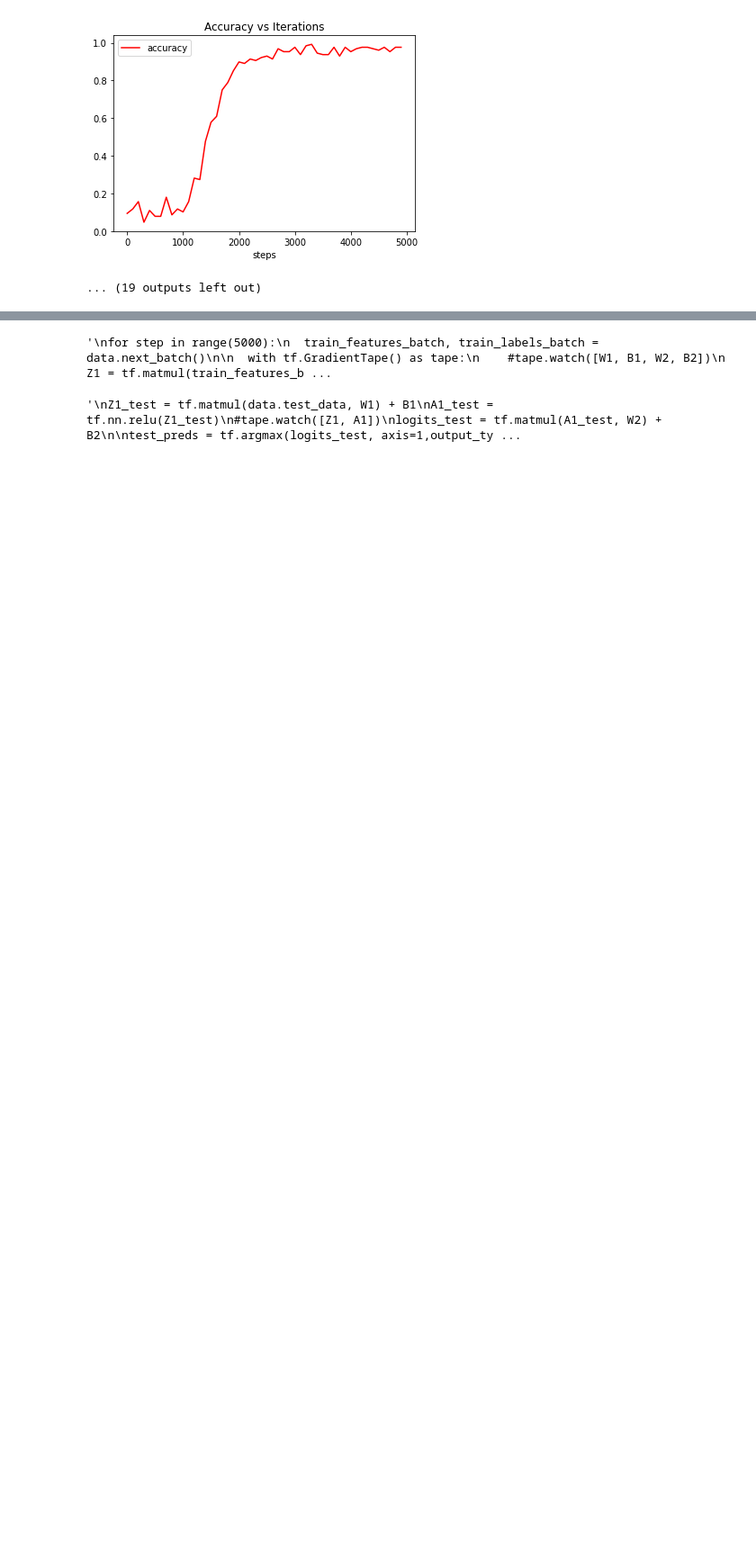
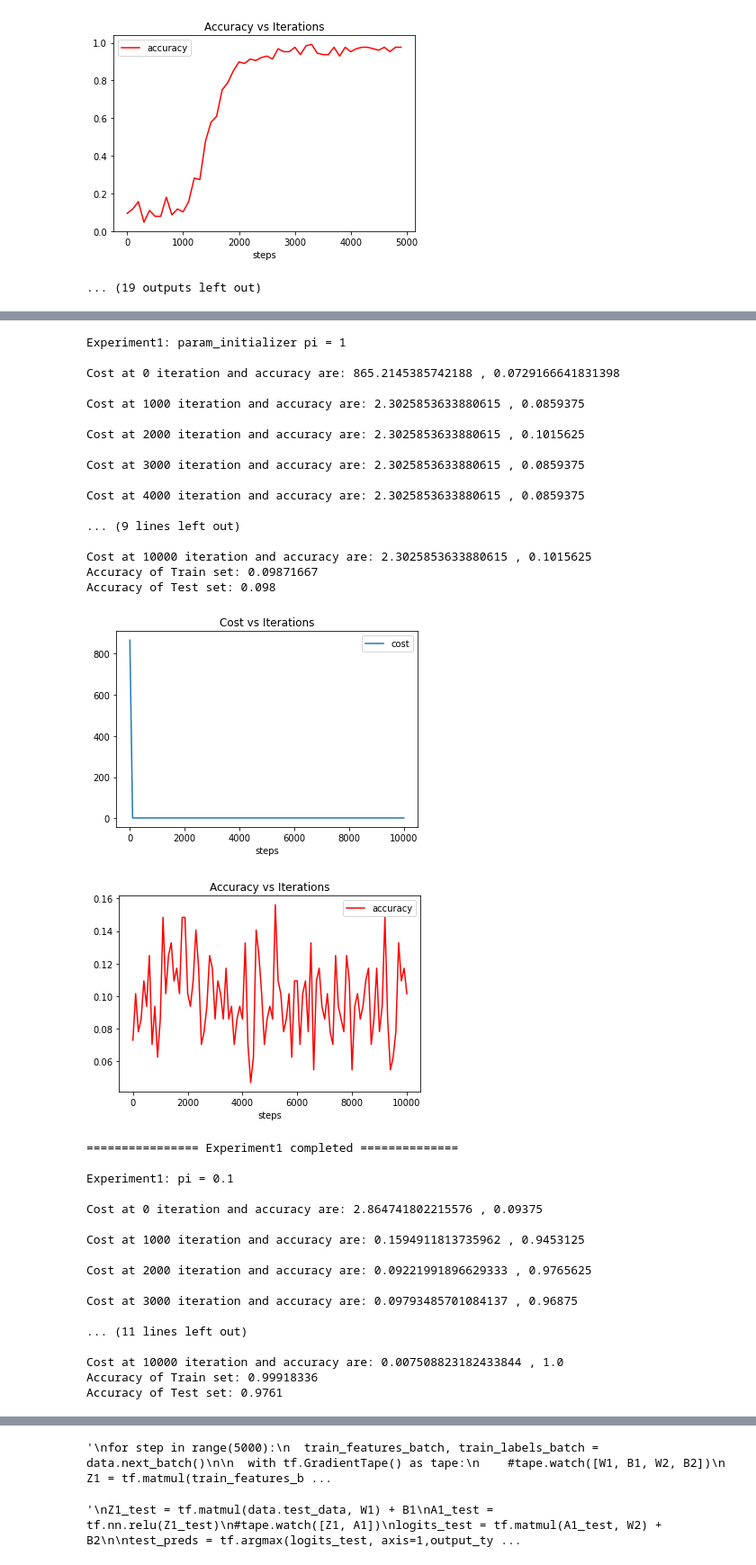
Before and after one commit to surajsrivathsa/ovgu_deeplearning, a Jupyter notebook: Assignment_1_Let_the_Tensors_Flow.ipynb, the cells around one changed output, grey strips where cells are left out. Shown at 90% size. Cells and saved outputs as stored; diff of their text form; code cells hidden in the pictures; blank space fills up the shorter version.

```diff
--- a/Assignment_1_Let_the_Tensors_Flow.ipynb
+++ b/Assignment_1_Let_the_Tensors_Flow.ipynb
@@ -725,0 +1182,39 @@ Exp 9: This is the same three layered network but ran with 15000 steps during tr
+# %%
+run_initialization_experiments()
+# %% [output]
+Experiment1: param_initializer pi = 1
+
+Cost at 0 iteration and accuracy are: 865.2145385742188 , 0.0729166641831398
+
+Cost at 1000 iteration and accuracy are: 2.3025853633880615 , 0.0859375
+
+Cost at 2000 iteration and accuracy are: 2.3025853633880615 , 0.1015625
+
+Cost at 3000 iteration and accuracy are: 2.3025853633880615 , 0.0859375
+
+Cost at 4000 iteration and accuracy are: 2.3025853633880615 , 0.0859375
+
+... (9 lines left out)
+
+Cost at 10000 iteration and accuracy are: 2.3025853633880615 , 0.1015625
+Accuracy of Train set: 0.09871667
+Accuracy of Test set: 0.098
+[figure, added]
+[figure, added]
+================ Experiment1 completed ==============
+
+Experiment1: pi = 0.1
+
+Cost at 0 iteration and accuracy are: 2.864741802215576 , 0.09375
+
+Cost at 1000 iteration and accuracy are: 0.1594911813735962 , 0.9453125
+
+Cost at 2000 iteration and accuracy are: 0.09221991896629333 , 0.9765625
+
+Cost at 3000 iteration and accuracy are: 0.09793485701084137 , 0.96875
+
+... (11 lines left out)
+
+Cost at 10000 iteration and accuracy are: 0.007508823182433844 , 1.0
+Accuracy of Train set: 0.99918336
+Accuracy of Test set: 0.9761
```
Also changed, not shown: parts of 39 cells of this notebook.
